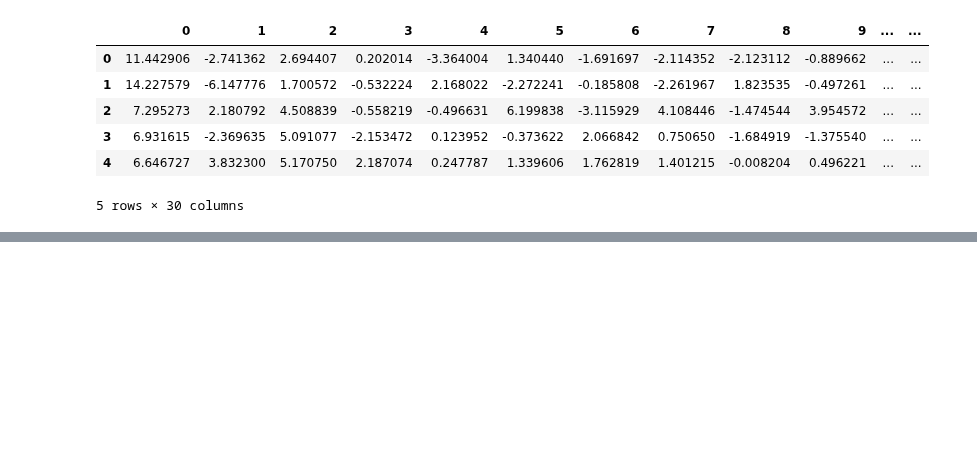
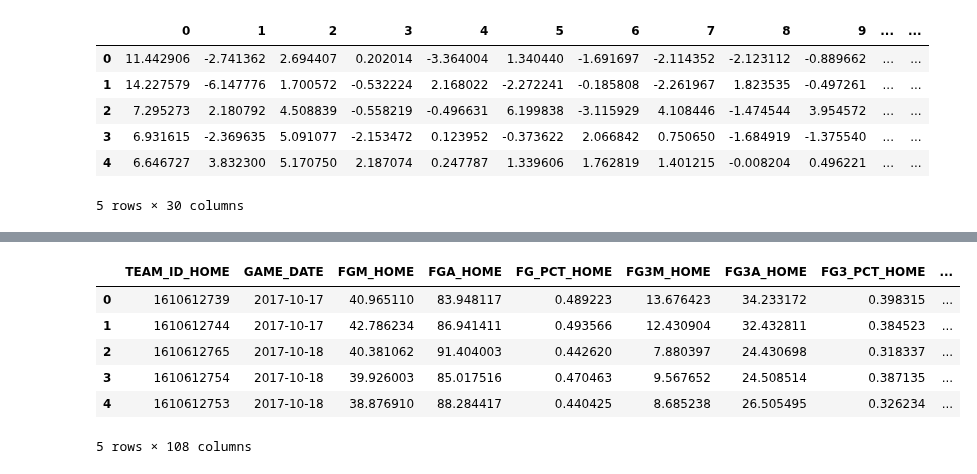
Before and after one commit to jnshzk/nba_beating_the_spread, a Jupyter notebook: train.ipynb, the cells around one changed output, grey strips where cells are left out. Drawn from its saved outputs; the diff is of its cells as text; code cells hidden in the pictures; blank space fills up the shorter version.

```diff
--- a/train.ipynb
+++ b/train.ipynb
@@ -143,0 +160,5 @@ X_test.head()
+# %%
+#import betting spreads data
+book_spreads_df = pd.read_csv('spreads_df.csv')
+book_spreads_df.drop(columns=['Unnamed: 0'], inplace=True)
+book_spreads_df.head()
@@ -143,0 +172,11 @@ X_test.head()
+# %%
+#create lookup for team id and team city
+team_id_city_lookup = {}
+for i, row in test_df.iterrows():
+    team_id = row['TEAM_ID_HOME']
+    team_city = row['TEAM_CITY_HOME']
+    if team_id not in team_id_city_lookup:
+        team_id_city_lookup[team_id] = [team_city]
+    elif team_city not in team_id_city_lookup[team_id]:
+        team_id_city_lookup[team_id].append(team_city)
+team_id_city_lookup
@@ -143,0 +201,15 @@ X_test.head()
+# %%
+#clean up lookup table to align team ids with team city names from sportsbooks
+team_id_city_lookup[1610612747] = ['L.A. Lakers']
+team_id_city_lookup[1610612746] = ['L.A. Clippers']
+team_id_city_lookup[1610612760] = ['Oklahoma City']
+team_id_city_lookup[1610612751] = ['Brooklyn']
+team_id_city_lookup[1610612763] = ['Memphis']
+team_id_city_lookup[1610612740] = ['New Orleans']
+
+team_city_id_lookup = {}
+
+for key, val in team_id_city_lookup.items():
+    team_city_id_lookup[val[0]] = key
+
+team_city_id_lookup
@@ -143,0 +234,18 @@ X_test.head()
+# %%
+#add team ids to sportsbook df
+book_spreads_df['TEAM_ID_HOME'] = book_spreads_df.apply(lambda row: team_city_id_lookup[row['HOME_TEAM']], axis=1)
+
+#merge test_df and sportsbook data
+book_spreads_df.rename(columns={'GM_DATE':'GAME_DATE'}, inplace=True)
+test_df['GAME_DATE'] = pd.to_datetime(test_df['GAME_DATE'])
+book_spreads_df['GAME_DATE'] = pd.to_datetime(book_spreads_df['GAME_DATE'])
+test_df = test_df.merge(book_spreads_df, on=['GAME_DATE', 'TEAM_ID_HOME'], how='inner')
+test_df.head()
+# %% [output]
+|  | TEAM_ID_HOME | GAME_DATE | FGM_HOME | FGA_HOME | FG_PCT_HOME | FG3M_HOME | FG3A_HOME | FG3_PCT_HOME | ... |
+| 0 | 1610612739 | 2017-10-17 | 40.965110 | 83.948117 | 0.489223 | 13.676423 | 34.233172 | 0.398315 | ... |
+| 1 | 1610612744 | 2017-10-17 | 42.786234 | 86.941411 | 0.493566 | 12.430904 | 32.432811 | 0.384523 | ... |
+| 2 | 1610612765 | 2017-10-18 | 40.381062 | 91.404003 | 0.442620 | 7.880397 | 24.430698 | 0.318337 | ... |
+| 3 | 1610612754 | 2017-10-18 | 39.926003 | 85.017516 | 0.470463 | 9.567652 | 24.508514 | 0.387135 | ... |
+| 4 | 1610612753 | 2017-10-18 | 38.876910 | 88.284417 | 0.440425 | 8.685238 | 26.505495 | 0.326234 | ... |
+5 rows × 108 columns
```
Also changed, not shown: parts of 14 cells of this notebook, 1 other file.
